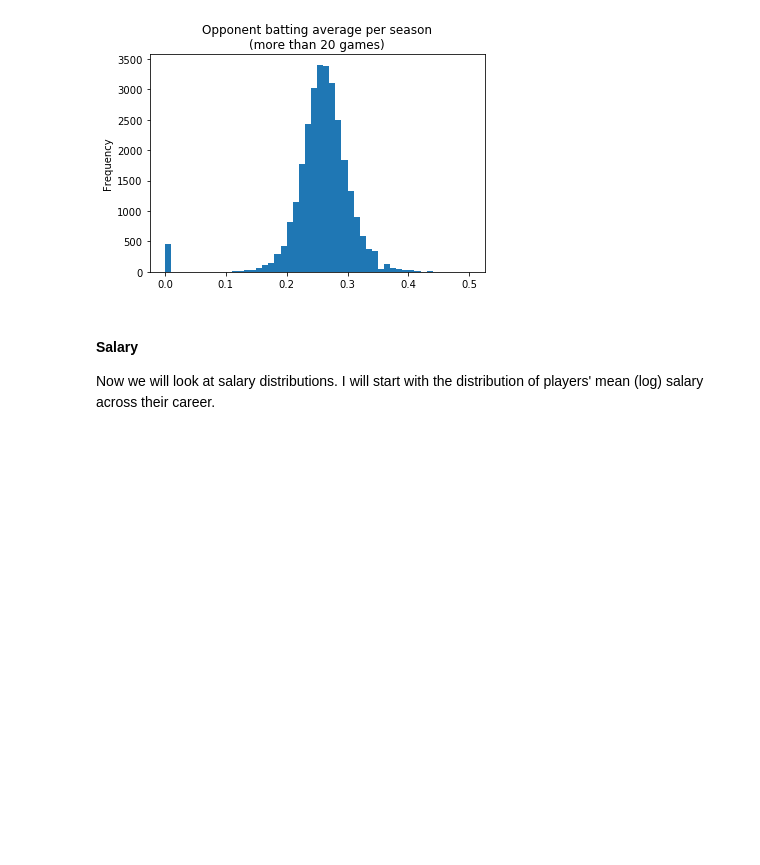
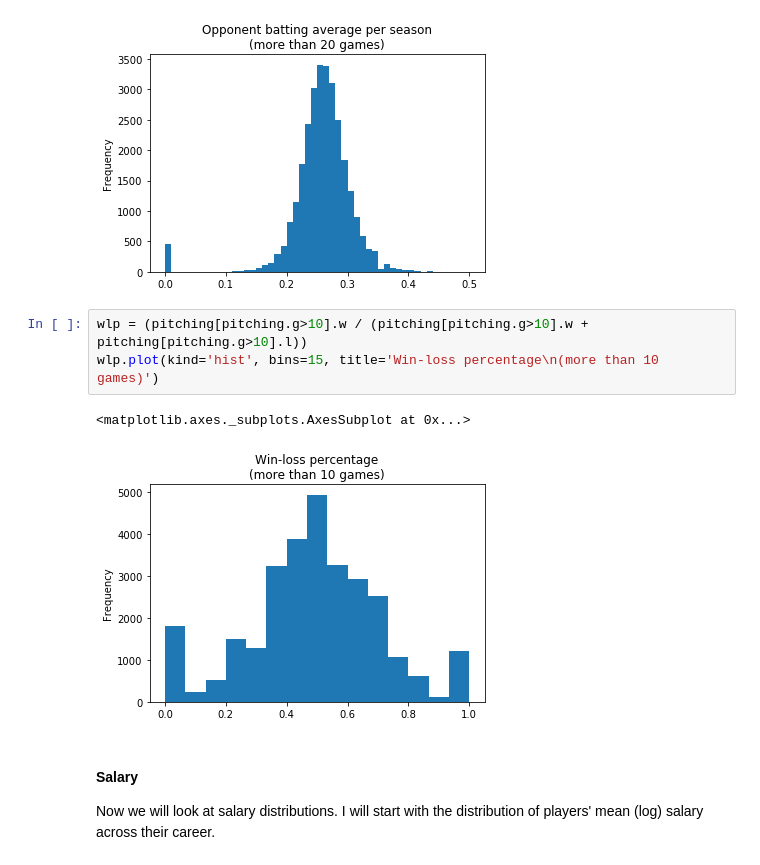
Before and after one commit to jnelson16/springboard-capstone, a Jupyter notebook: Data Story.ipynb, the cells around one changed output. Drawn from its saved outputs; the diff is of its cells as text; blank space fills up the shorter version.

```diff
--- a/Data Story.ipynb
+++ b/Data Story.ipynb
@@ -237,6 +251,12 @@ pitching[pitching.g>10].baopp.replace(9.99,np.nan).dropna().plot(
 # %% [output]
 <matplotlib.axes._subplots.AxesSubplot at 0x...>
 [figure]
+# %%
+wlp = (pitching[pitching.g>10].w / (pitching[pitching.g>10].w + pitching[pitching.g>10].l))
+wlp.plot(kind='hist', bins=15, title='Win-loss percentage\n(more than 10 games)')
+# %% [output]
+<matplotlib.axes._subplots.AxesSubplot at 0x...>
+[figure, added]
 # %% [markdown]
 #### Salary
 Now we will look at salary distributions. I will start with the distribution of players' mean (log) salary across their career.
```
Also changed, not shown: parts of 25 cells of this notebook.
